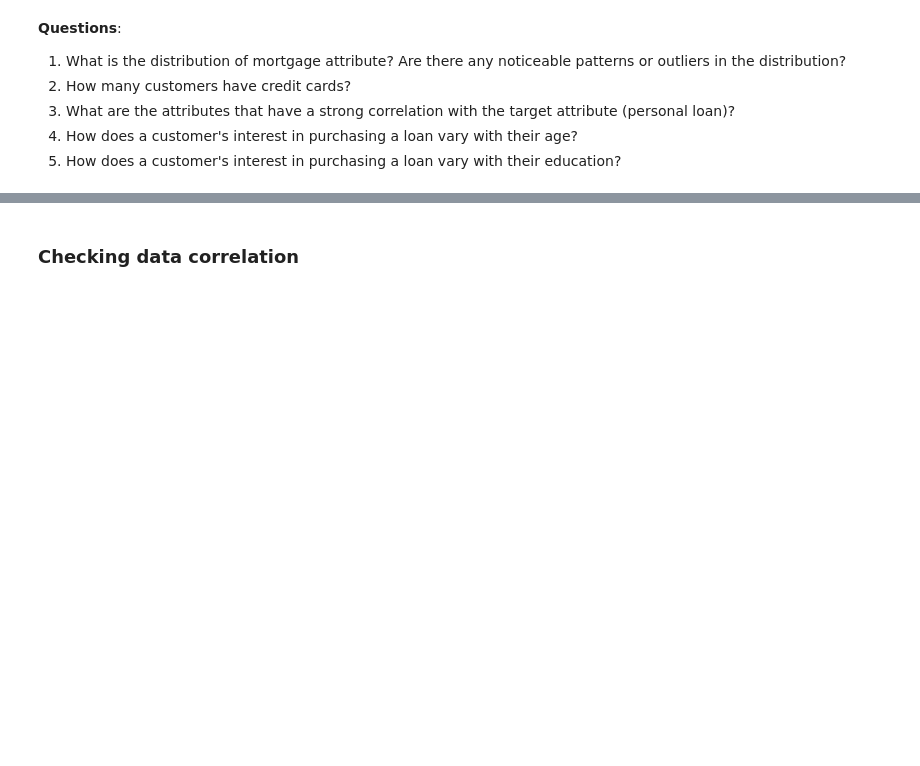
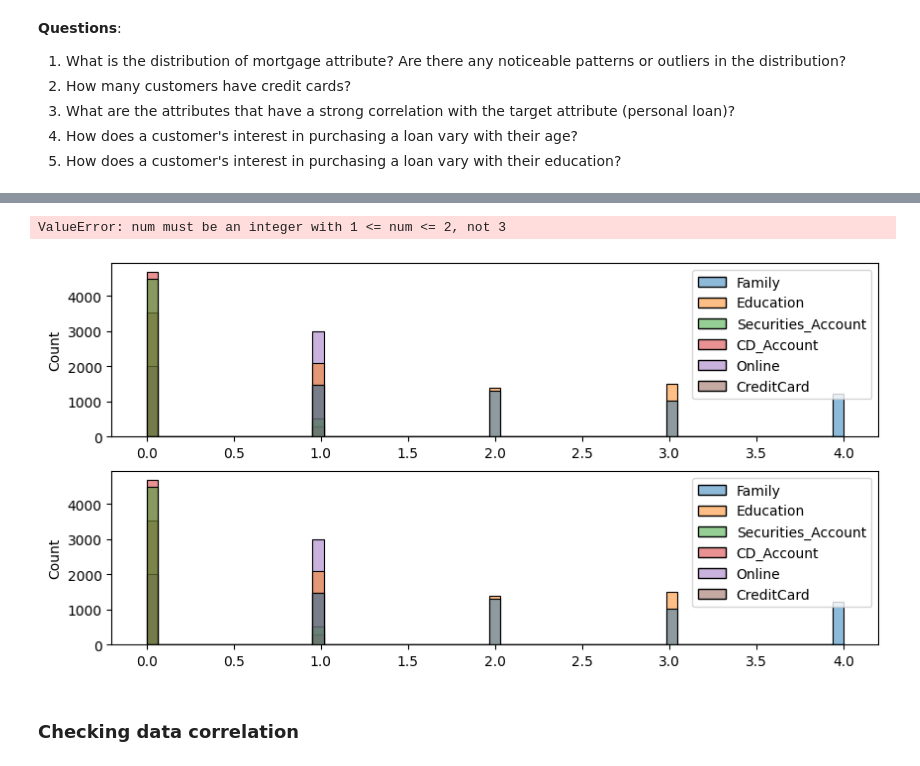
Before and after one commit to nirajguru/machine-learning-projects, a Jupyter notebook: personal-loan-compaign/notebook/loan-compaign-solution-niraj.ipynb, the cells around one changed output, grey strips where cells are left out. Drawn from its saved outputs; the diff is of its cells as text; code cells hidden in the pictures; blank space fills up the shorter version.

```diff
--- a/personal-loan-compaign/notebook/loan-compaign-solution-niraj.ipynb
+++ b/personal-loan-compaign/notebook/loan-compaign-solution-niraj.ipynb
@@ -128,3 +243,11 @@ df[numerical_columns].hist(stacked=False, bins=100, figsize=(12,30), layout=(14,
+# %%
+fig = plt.figure(figsize=(10,5))
+for i,col in enumerate(categorical_columns):
+    ax = fig.add_subplot(2,1,i+1)
+    sns.histplot(data=df[categorical_columns])
+# %% [output]
+ValueError: num must be an integer with 1 <= num <= 2, not 3
+[figure, added]
 # %% [markdown]
 ### Checking data correlation
 # %%
```
Also changed, not shown: parts of 36 cells of this notebook.
